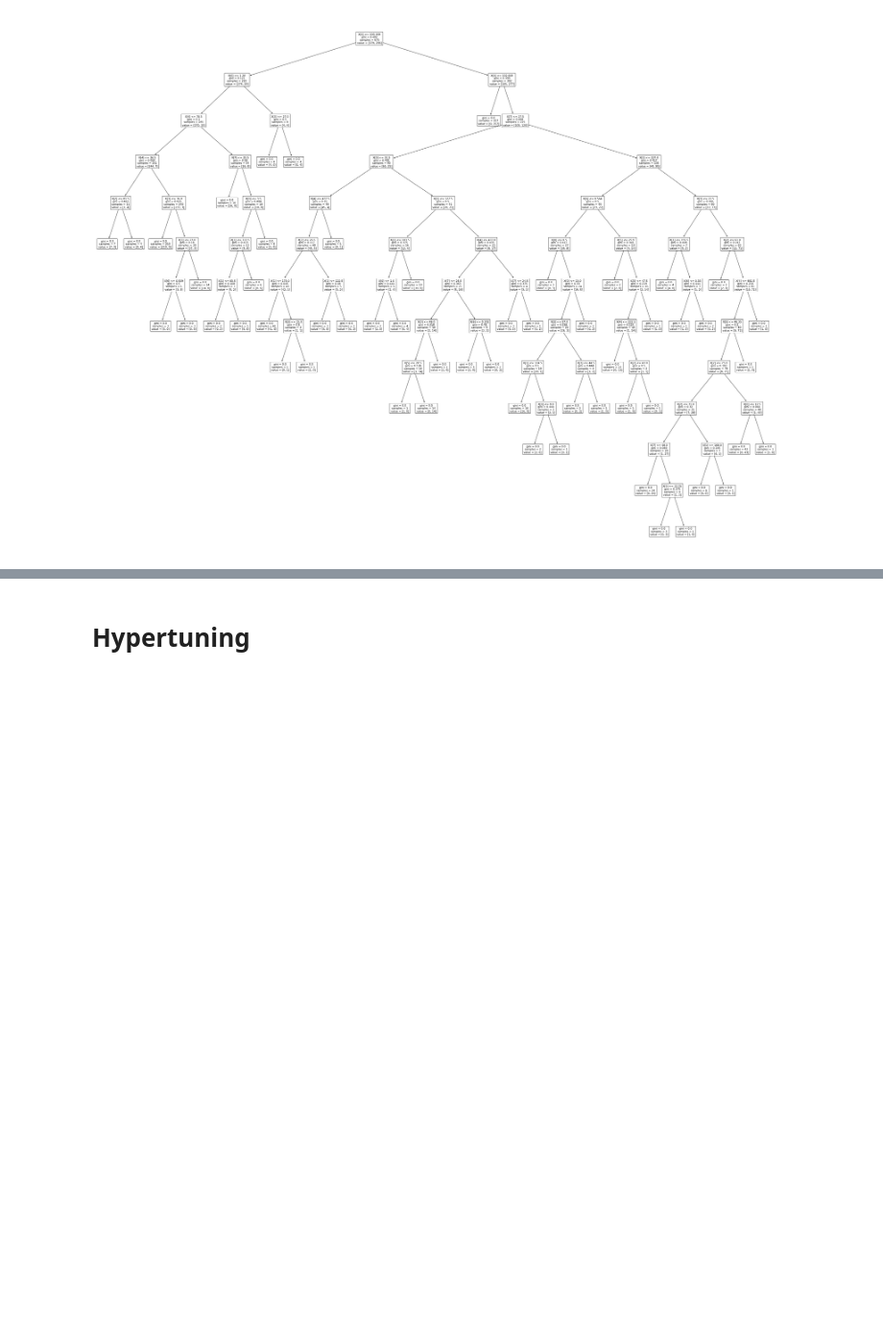
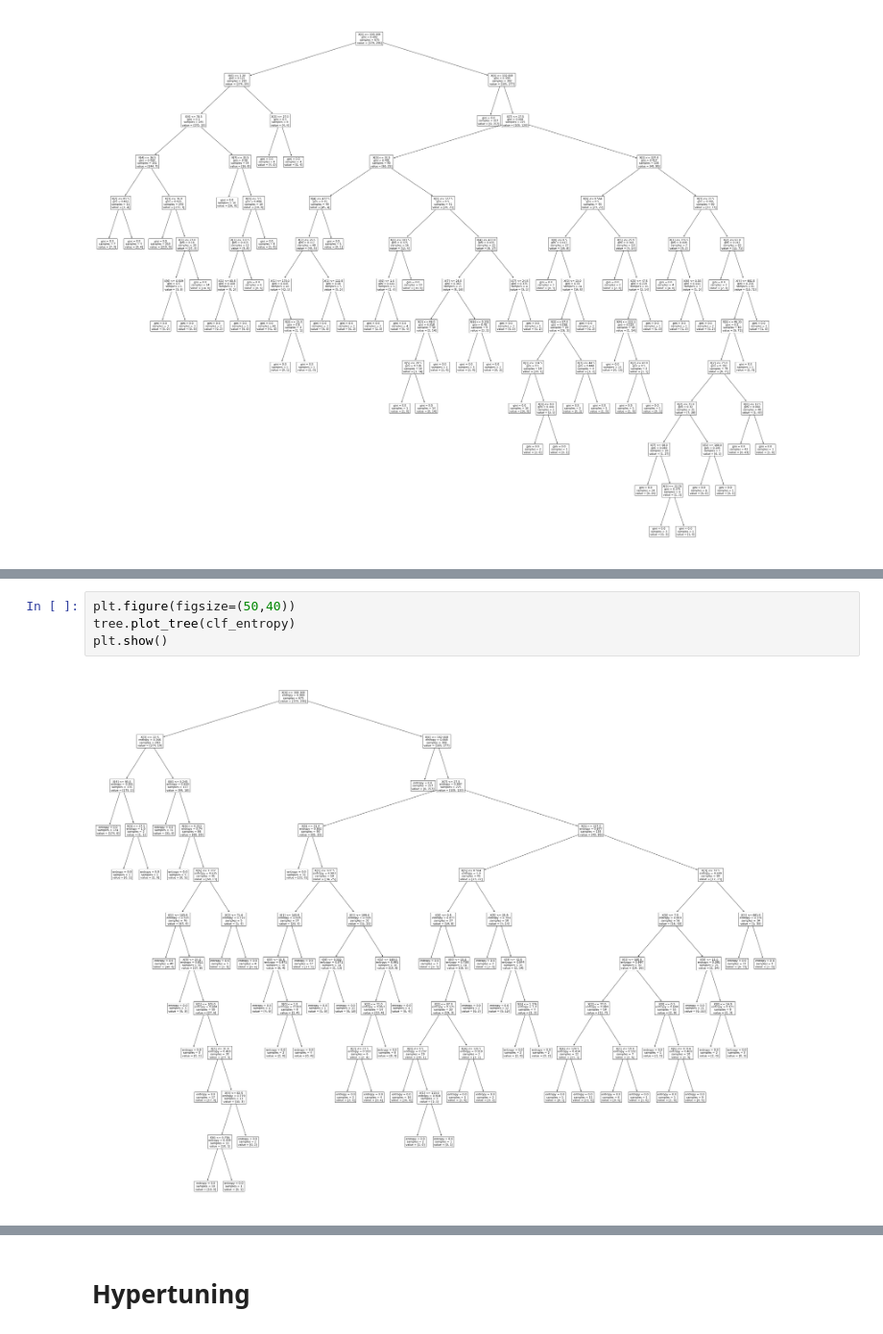
Before and after one commit to agusmelo/Decision-Tree-Project, a Jupyter notebook: src/explore.ipynb, the cells around one changed output, grey strips where cells are left out. Shown at 96% size. Saved outputs shown, nothing was run; the diff lists cells and outputs as text; blank space fills up the shorter version.

```diff
--- a/src/explore.ipynb
+++ b/src/explore.ipynb
@@ -146 +166,7 @@ plt.show()
+# %%
+plt.figure(figsize=(50,40))
+tree.plot_tree(clf_entropy)
+plt.show()
+# %% [output]
+[figure, added]
 # %% [markdown]
```
Also changed, not shown: parts of 9 cells of this notebook.
